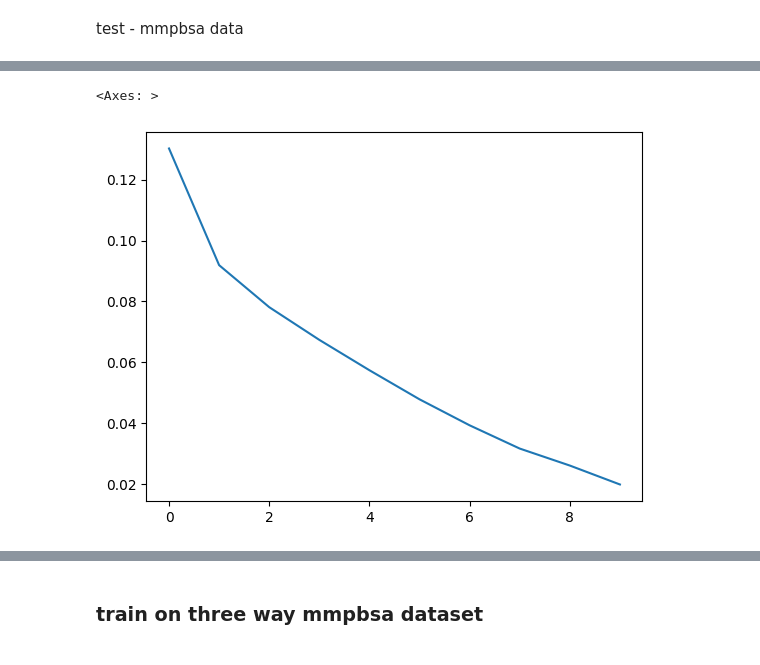
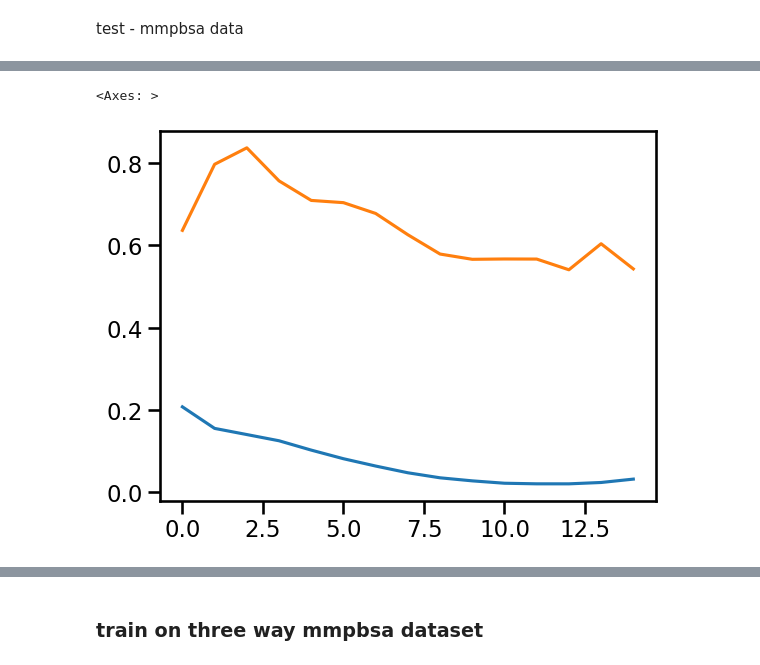
Before and after one commit to kunz-jonathan/BindCraft_uva_internship, a Jupyter notebook: surr_model/notebooks/esm_stripped.ipynb, the cells around one changed output, grey strips where cells are left out. Drawn from its saved outputs; the diff is of its cells as text; code cells hidden in the pictures.

```diff
--- a/surr_model/notebooks/esm_stripped.ipynb
+++ b/surr_model/notebooks/esm_stripped.ipynb
@@ -326,8 +414,10 @@ sns.lineplot(val_losses)
-# %%
-sns.lineplot(train_losses)
-# %% [output]
-<Axes: >
-[figure, removed]
+# %%
+
+sns.lineplot(train_losses_second)
+sns.lineplot(val_losses_second)
+# %% [output]
+<Axes: >
+[figure, added]
 # %%
 plots.linear_corr_plot(y_val_list,pred_y_list,'true_y','pred_y')
 # %% [output]
```
Also changed, not shown: parts of 32 cells of this notebook, 14 other files.
